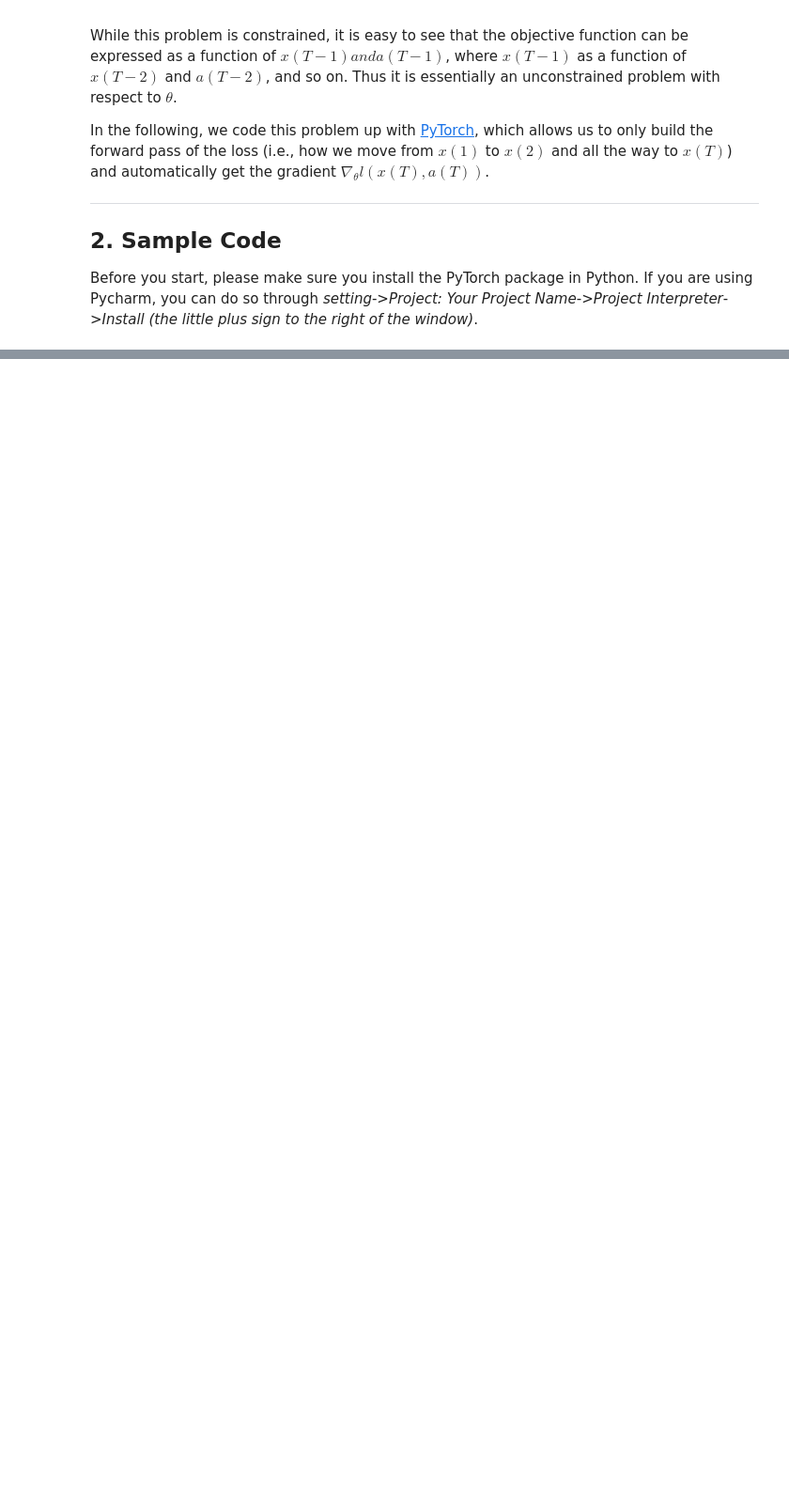
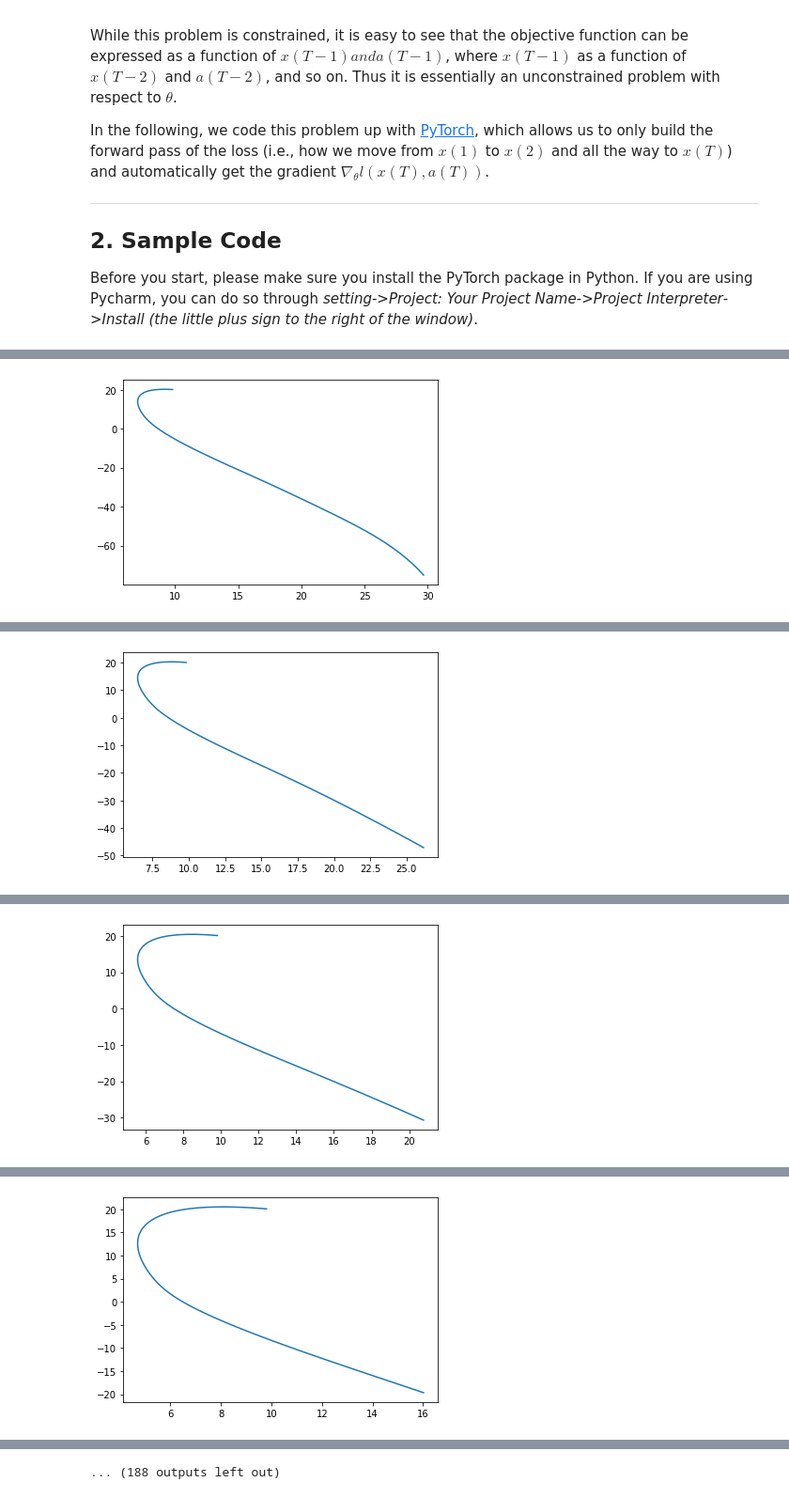
Before and after one commit to vkasturiasu/DesignOptimization2021Fall, a Jupyter notebook: Project 1 gradient based algorithms and differentiable programming.ipynb, the cells around one changed output, grey strips where cells are left out. Shown at 94% size. Saved outputs shown, nothing was run; the diff lists cells and outputs as text; code cells hidden in the pictures; blank space fills up the shorter version.

Commit message:
loss is converging but graph looks impractical

```diff
--- a/Project 1 gradient based algorithms and differentiable programming.ipynb
+++ b/Project 1 gradient based algorithms and differentiable programming.ipynb
@@ -95,19 +95,25 @@ class Dynamics(nn.Module):
         # Normally, we would do x[1] = x[1] + gravity * delta_time
         # but this is not allowed in PyTorch since it overwrites one variable (x[1]) that is part of the computational graph to be differentiated.
         # Therefore, I define a tensor dx = [0., gravity * delta_time], and do x = x + dx. This is allowed...
-        delta_state_gravity = t.tensor([0., GRAVITY_ACCEL * FRAME_TIME])
+        delta_state_gravity = -t.tensor([0.,0.,0., GRAVITY_ACCEL * FRAME_TIME])
 
         # Thrust
         # Note: Same reason as above. Need a 2-by-1 tensor.
-        delta_state = BOOST_ACCEL * FRAME_TIME * t.tensor([0., -1.]) * action
+
+        forcealongx= action[0]*2.0-1.0
+        forcealongy= action[1]
+
+        delta_state_x = BOOST_ACCEL * FRAME_TIME * t.tensor([0., 1.,0.,0.]) * forcealongx
+        delta_state_y = BOOST_ACCEL * FRAME_TIME * t.tensor([0., 0.,0.,1.]) * forcealongy
 
         # Update velocity
-        state = state + delta_state + delta_state_gravity
+
+        state = state + delta_state_x +delta_state_y+delta_state_gravity
 
         # Update state
         # Note: Same as above. Use operators on matrices/tensors as much as possible. Do not use element-wise operators as they are considered inplace.
-        step_mat = t.tensor([[1., FRAME_TIME],
-                            [0., 1.]])
+        step_mat = t.tensor([[1., FRAME_TIME,0.,0.],[0.,1.,0.,0.],[0.,0.,1.,FRAME_TIME],
+                            [0.,0.,0., 1.]])
         state = t.matmul(step_mat, state)
 
         return state
@@ -202,36 +221,13 @@ class Simulation(nn.Module):
 # %%
-# set up the optimizer
-# Note:
-# 0. LBFGS is a good choice if you don't have a large batch size (i.e., a lot of initial states to consider simultaneously)
-# 1. You can also try SGD and other momentum-based methods implemented in PyTorch
-# 2. You will need to customize "visualize"
-# 3. loss.backward is where the gradient is calculated (d_loss/d_variables)
-# 4. self.optimizer.step(closure) is where gradient descent is done
+# Now it's time to run the code!
 
-class Optimize:
-    def __init__(self, simulation):
-        self.simulation = simulation
-        self.parameters = simulation.controller.parameters()
-        self.optimizer = optim.LBFGS(self.parameters, lr=0.01)
-
-    def step(self):
-        def closure():
-            loss = self.simulation(self.simulation.state)
-            self.optimizer.zero_grad()
-            loss.backward()
-            return loss
-        self.optimizer.step(closure)
-        return closure()
-
-    def train(self, epochs):
-        for epoch in range(epochs):
-            loss = self.step()
-            print('[%d] loss: %.3f' % (epoch + 1, loss))
-            self.visualize()
-
-    def visualize(self):
-        data = np.array([self.simulation.state_trajectory[i].detach().numpy() for i in range(self.simulation.T)])
-        x = data[:, 0]
-        y = data[:, 1]
-        plt.plot(x, y)
-        plt.show()
+T = 100  # number of time steps
+dim_input = 4  # state space dimensions
+dim_hidden = 10  # latent dimensions
+dim_output = 2  # action space dimensions
+d = Dynamics()  # define dynamics
+c = Controller(dim_input, dim_hidden, dim_output)  # define controller
+s = Simulation(c, d, T)  # define simulation
+o = Optimize(s)  # define optimizer
+o.train(100)  # solve the optimization problem
+# %% [output]
@@ -237,0 +235 @@ class Optimize:
+[figure, added]
@@ -237,0 +237 @@ class Optimize:
+[figure, added]
@@ -237,0 +239 @@ class Optimize:
+[figure, added]
@@ -237,0 +241 @@ class Optimize:
+[figure, added]
@@ -237,0 +246 @@ class Optimize:
+... (188 outputs left out)
```
Also changed, not shown: parts of 6 cells of this notebook.
